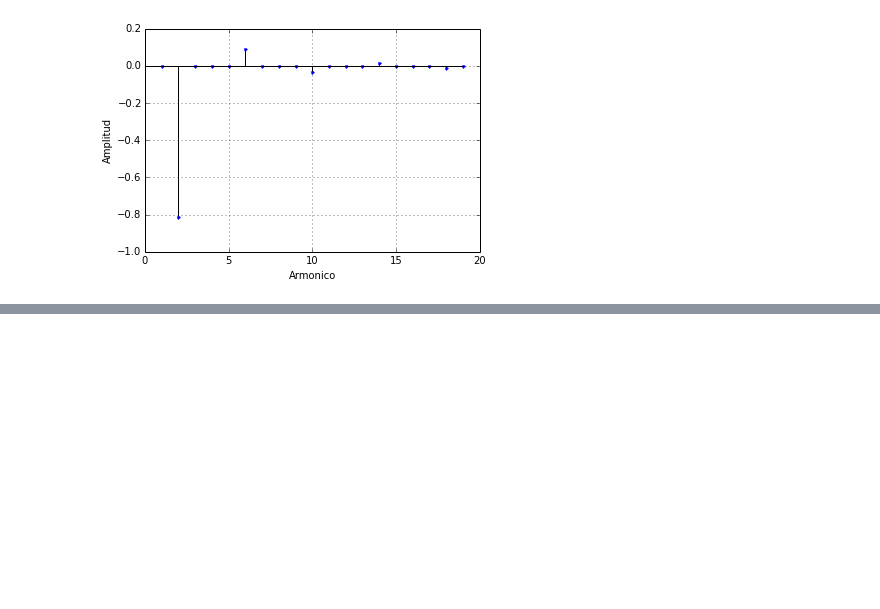
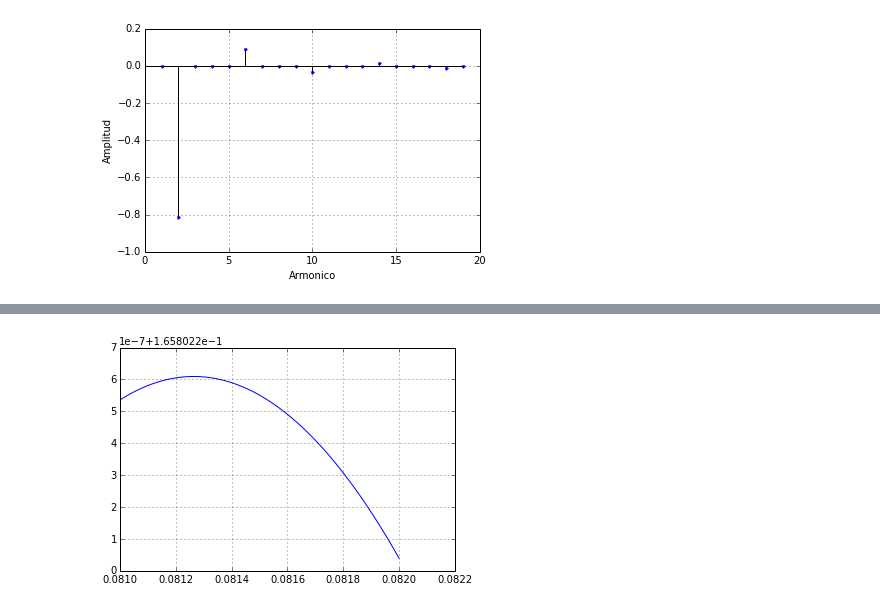
Before and after one commit to ababino/fisica2, a Jupyter notebook: guia3.ipynb, the cells around one changed output, grey strips where cells are left out. Cells and saved outputs as stored; diff of their text form; code cells hidden in the pictures; blank space fills up the shorter version.

```diff
--- a/guia3.ipynb
+++ b/guia3.ipynb
@@ -67,0 +78,15 @@ def f(armonicos=1):
+# %%
+def a2(alpha):
+    x = linspace(0, 1, 100001)
+    y = sin(2*pi*x)
+    l = int(len(x)*alpha)
+    f = concatenate([x[:l]/alpha, (1-x[l:])/(1-alpha)])
+    a = y*f
+    return sum(a*0.00001)
+
+alphas = linspace(0.081, 0.082, 101)
+a2s = [a2(alpha) for alpha  in alphas]
+plot(alphas, a2s)
+grid(True)
+# %% [output]
+[figure, added]
```
Also changed, not shown: parts of 2 cells of this notebook.
